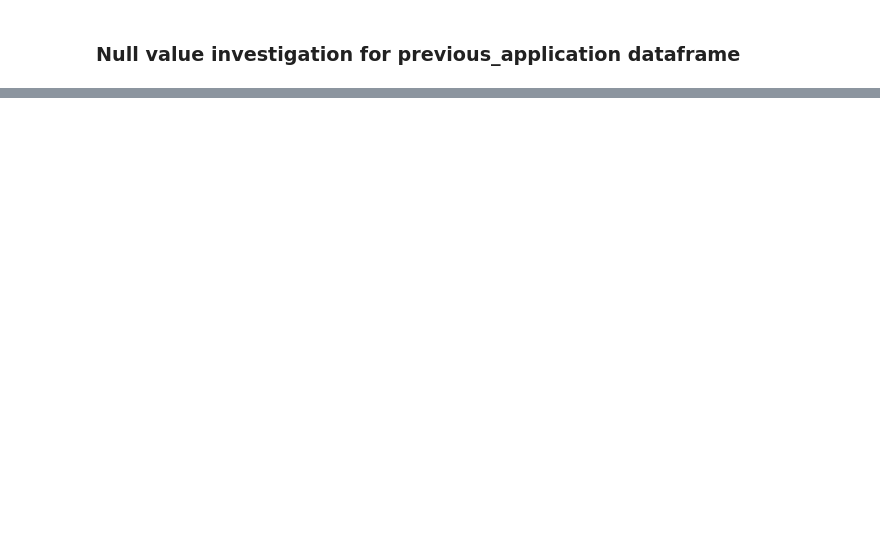
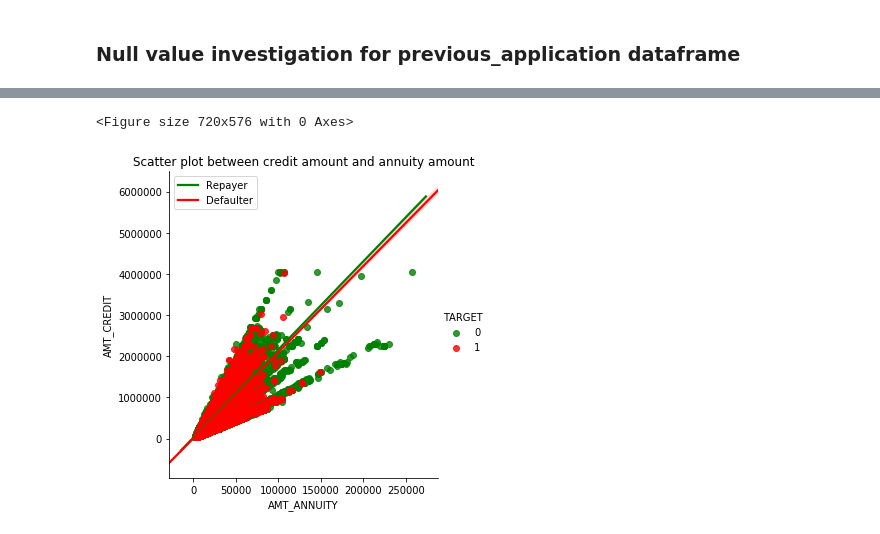
Before and after one commit to padma-it/DataScienceCaseStudies, a Jupyter notebook: Credit EDA/EDA Case Study - Bank Loan - Amrita.ipynb, the cells around one changed output, grey strips where cells are left out. Cells and saved outputs as stored; diff of their text form; code cells hidden in the pictures; blank space fills up the shorter version.

```diff
--- a/Credit EDA/EDA Case Study - Bank Loan - Amrita.ipynb
+++ b/Credit EDA/EDA Case Study - Bank Loan - Amrita.ipynb
@@ -115,0 +384,15 @@ plt.show()
+# %%
+fig = plt.figure(figsize=(10,8))
+ax = sns.lmplot(x='AMT_ANNUITY',
+                     y = 'AMT_CREDIT' ,
+                     data =applicationDF,
+                     hue = "TARGET",
+                     palette =['green','red'])
+plt.legend(labels=['Repayer', 'Defaulter'])
+plt.xlabel("AMT_ANNUITY")
+plt.ylabel("AMT_CREDIT")
+plt.title("Scatter plot between credit amount and annuity amount")
+plt.show()
+# %% [output]
+<Figure size 720x576 with 0 Axes>
+[figure, added]
```
Also changed, not shown: parts of 41 cells of this notebook.
